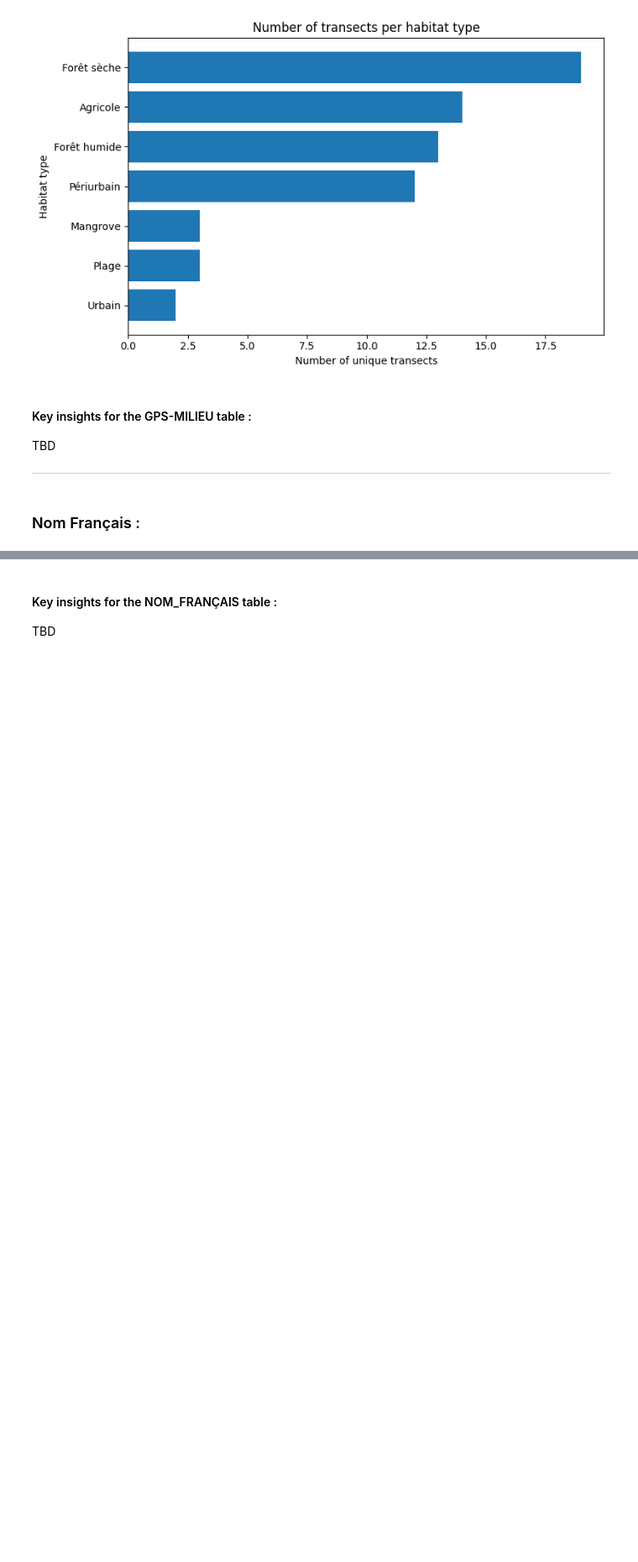
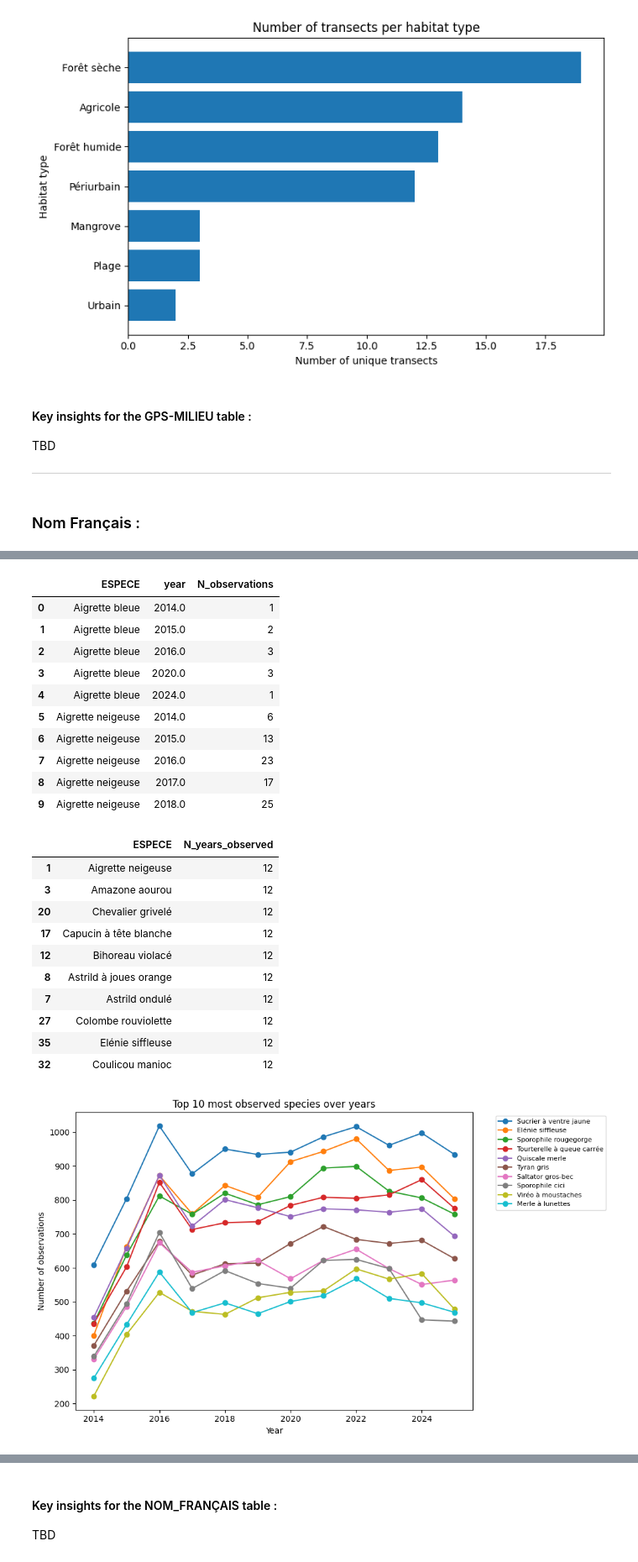
Before and after one commit to vladihnat/birds-biodiversity, a Jupyter notebook: main.ipynb, the cells around one changed output, grey strips where cells are left out. Shown at 84% size. Cells and saved outputs as stored; diff of their text form; code cells hidden in the pictures; blank space fills up the shorter version.

```diff
--- a/main.ipynb
+++ b/main.ipynb
@@ -347,0 +627,72 @@ TBD
+# %%
+
+# Assume you have:
+# df_obs = pd.read_csv("data/filtered/observations_clean.csv")
+# df_especes = pd.read_csv("data/filtered/especes_clean.csv")
+
+df = clean_nom_francais.copy()
+df["date"] = pd.to_datetime(df["date"], errors="coerce")
+df["year"] = df["date"].dt.year
+
+# --- Count number of observations per species per year ---
+species_year_counts = (
+    df.groupby(["ESPECE", "year"])
+      .size()
+      .reset_index(name="N_observations")
+      .sort_values(["ESPECE", "year"])
+)
+
+display(species_year_counts.head(10))
+
+# --- Total number of years each species was observed ---
+species_total = (
+    species_year_counts.groupby("ESPECE")["year"]
+      .nunique()
+      .reset_index(name="N_years_observed")
+      .sort_values("N_years_observed", ascending=False)
+)
+display(species_total.head(10))
+
+# --- Example: plot top 10 most observed species over time ---
+top_species = (
+    species_year_counts.groupby("ESPECE")["N_observations"]
+      .sum()
+      .sort_values(ascending=False)
+      .head(10)
+      .index
+)
+
+plt.figure(figsize=(10,6))
+for specie in top_species:
+    subset = species_year_counts[species_year_counts["ESPECE"] == specie]
+    plt.plot(subset["year"], subset["N_observations"], marker="o", label=specie)
+plt.legend(bbox_to_anchor=(1.05, 1), loc="upper left", fontsize=8)
+plt.title("Top 10 most observed species over years")
+plt.xlabel("Year")
+plt.ylabel("Number of observations")
+plt.tight_layout()
+plt.show()
+# %% [output]
+|  | ESPECE | year | N_observations |
+| 0 | Aigrette bleue | 2014.0 | 1 |
+| 1 | Aigrette bleue | 2015.0 | 2 |
+| 2 | Aigrette bleue | 2016.0 | 3 |
+| 3 | Aigrette bleue | 2020.0 | 3 |
+| 4 | Aigrette bleue | 2024.0 | 1 |
+| 5 | Aigrette neigeuse | 2014.0 | 6 |
+| 6 | Aigrette neigeuse | 2015.0 | 13 |
+| 7 | Aigrette neigeuse | 2016.0 | 23 |
+| 8 | Aigrette neigeuse | 2017.0 | 17 |
+| 9 | Aigrette neigeuse | 2018.0 | 25 |
+|  | ESPECE | N_years_observed |
+| 1 | Aigrette neigeuse | 12 |
+| 3 | Amazone aourou | 12 |
+| 20 | Chevalier grivelé | 12 |
+| 17 | Capucin à tête blanche | 12 |
+| 12 | Bihoreau violacé | 12 |
+| 8 | Astrild à joues orange | 12 |
+| 7 | Astrild ondulé | 12 |
+| 27 | Colombe rouviolette | 12 |
+| 35 | Elénie siffleuse | 12 |
+| 32 | Coulicou manioc | 12 |
+[figure, added]
```
Also changed, not shown: parts of 11 cells of this notebook.
